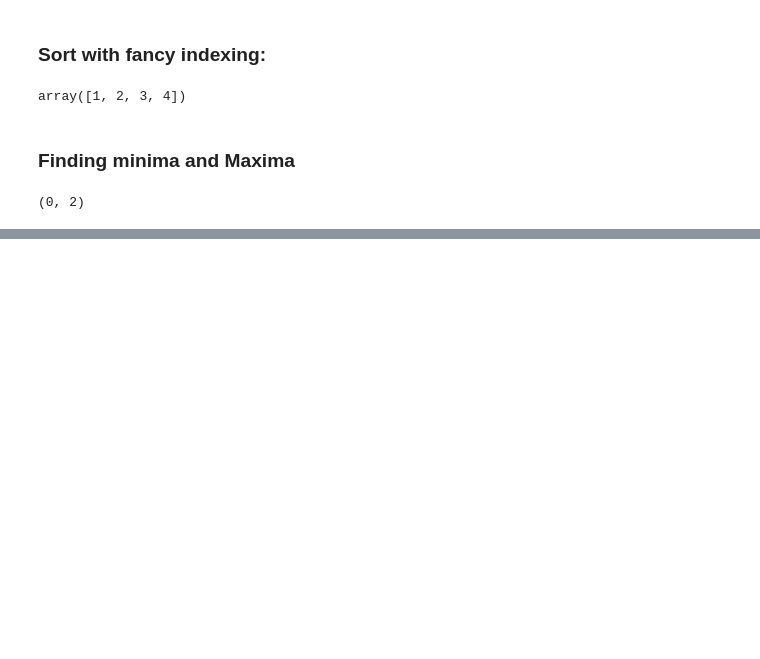
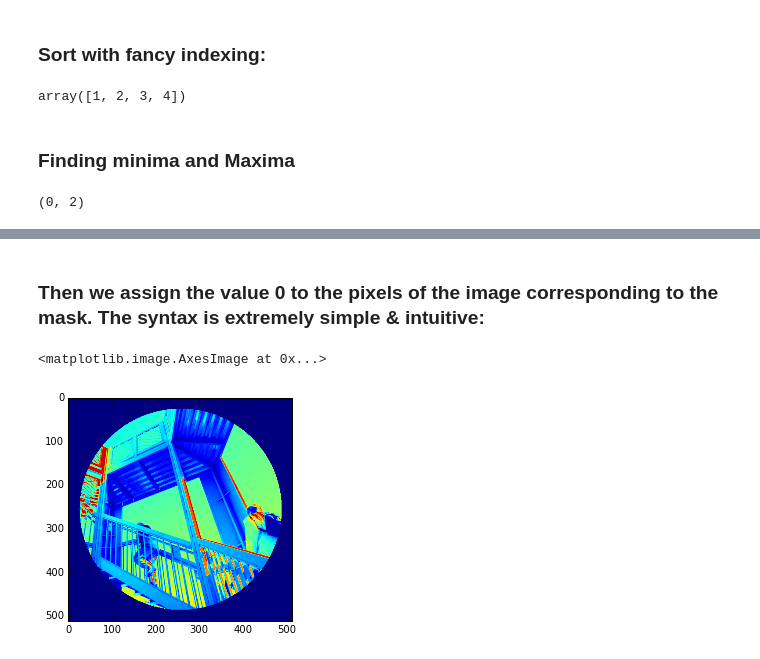
Before and after one commit to jorellano/Numpy, a Jupyter notebook: Numerical Operations on arrays.ipynb, the cells around one changed output, grey strips where cells are left out. Saved outputs shown, nothing was run; the diff lists cells and outputs as text; code cells hidden in the pictures; blank space fills up the shorter version.

```diff
--- a/Numerical Operations on arrays.ipynb
+++ b/Numerical Operations on arrays.ipynb
@@ -631,0 +658,15 @@ NameError: name 'scipy' is not defined
+# %%
+y, x = np.ogrid[0:512, 0:512] # x & y idices of pixels
+y.shape, x.shape
+
+centerx, centery = (256, 256) # center of image
+
+mask = ((y - centery)**2 + (x - centerx)**2) > 230**2 # makes a circle
+# %% [markdown]
+### Then we assign the value 0 to the pixels of the image corresponding to the mask. The syntax is extremely simple & intuitive:
+# %%
+ascent[mask] = 0
+plt.imshow(ascent)
+# %% [output]
+<matplotlib.image.AxesImage at 0x...>
+[figure, added]
```
Also changed, not shown: parts of 18 cells of this notebook.
